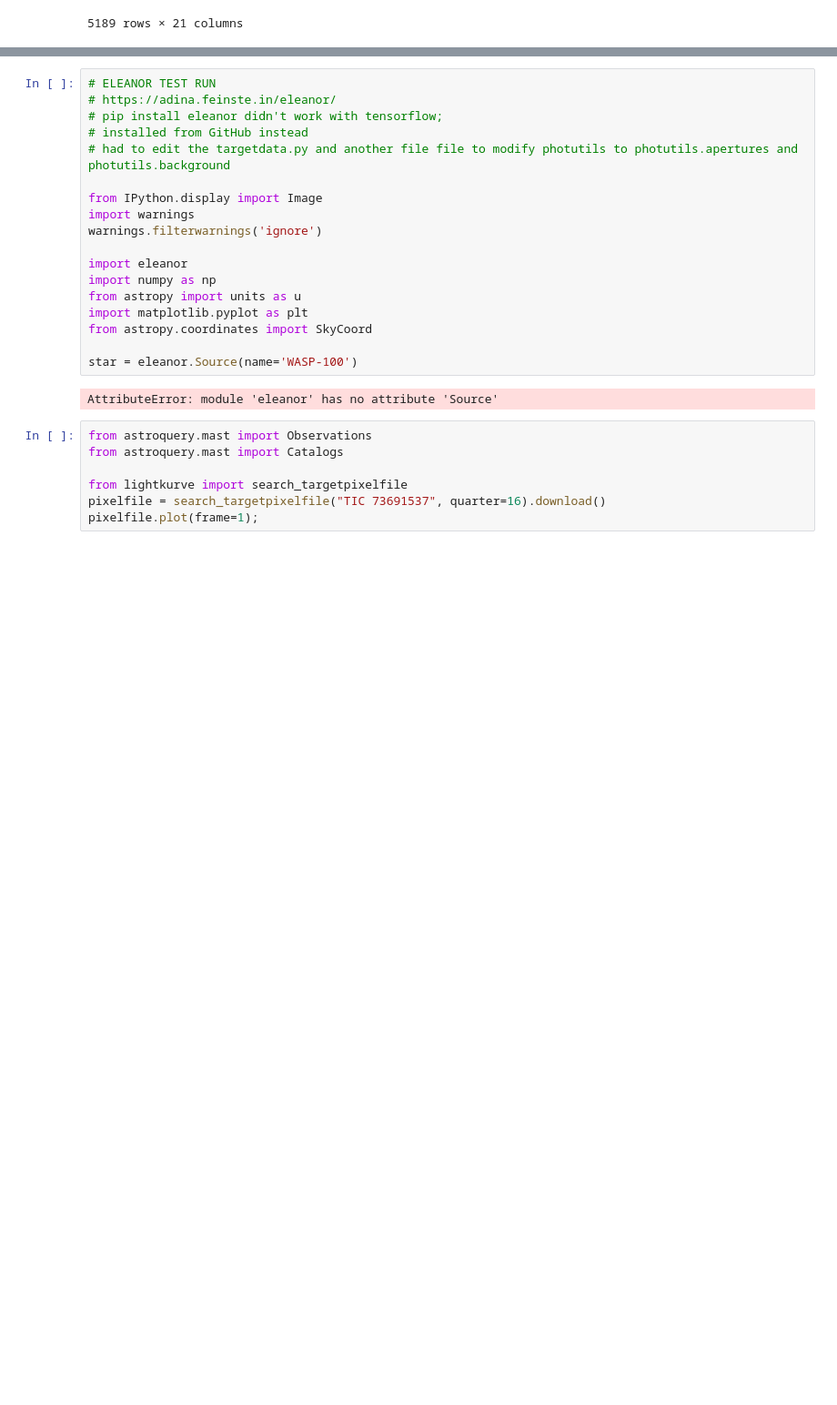
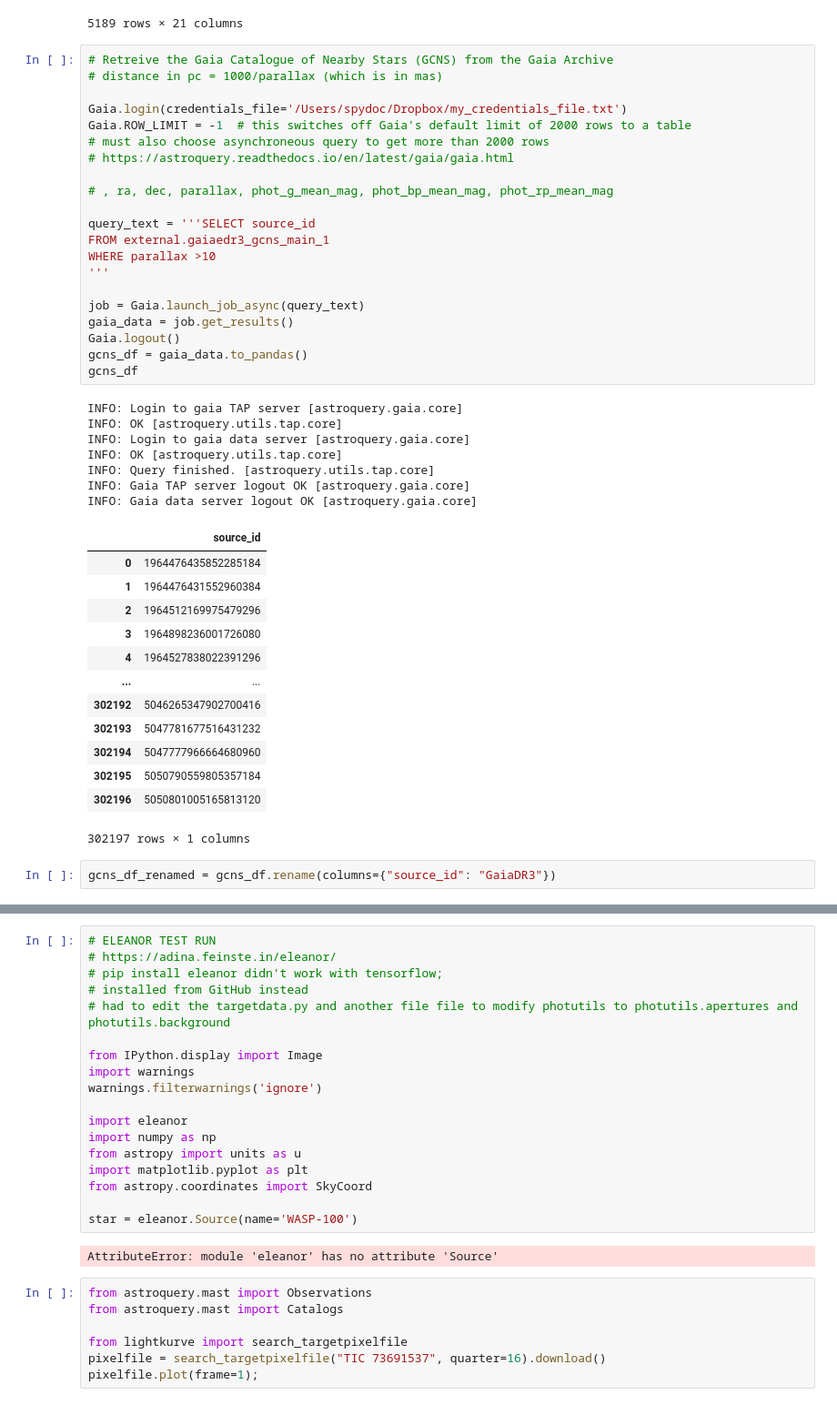
Before and after one commit to spyphyz/msc_sandbox, a Jupyter notebook: ecclipsing_binaries.ipynb, the cells around one changed output, grey strips where cells are left out. Shown at 91% size. Drawn from its saved outputs; the diff is of its cells as text; blank space fills up the shorter version.

```diff
--- a/ecclipsing_binaries.ipynb
+++ b/ecclipsing_binaries.ipynb
@@ -373,3 +373,47 @@ merged_df
 | 5187 | 140826848 | 4624770589051757568 | 4624770589051757568 | 75.080681 | -77.026602 | 26 | 1.2885 | 0.0189 | 68.2065 | 12.486140 | ... | ... |
 | 5188 | 278822321 | 5484592564623199232 | 5484592564623199232 | 100.143893 | -57.245943 | 26 | 1.3831 | 0.0109 | 126.6445 | 11.589928 | ... | ... |
 5189 rows × 21 columns
+# %%
+# Retreive the Gaia Catalogue of Nearby Stars (GCNS) from the Gaia Archive
+# distance in pc = 1000/parallax (which is in mas)
+
+Gaia.login(credentials_file='/Users/spydoc/Dropbox/my_credentials_file.txt')
+Gaia.ROW_LIMIT = -1  # this switches off Gaia's default limit of 2000 rows to a table
+# must also choose asynchroneous query to get more than 2000 rows
+# https://astroquery.readthedocs.io/en/latest/gaia/gaia.html
+
+# , ra, dec, parallax, phot_g_mean_mag, phot_bp_mean_mag, phot_rp_mean_mag
+
+query_text = '''SELECT source_id
+FROM external.gaiaedr3_gcns_main_1
+WHERE parallax >10
+'''
+
+job = Gaia.launch_job_async(query_text)
+gaia_data = job.get_results()
+Gaia.logout()
+gcns_df = gaia_data.to_pandas()
+gcns_df
+# %% [output]
+INFO: Login to gaia TAP server [astroquery.gaia.core]
+INFO: OK [astroquery.utils.tap.core]
+INFO: Login to gaia data server [astroquery.gaia.core]
+INFO: OK [astroquery.utils.tap.core]
+INFO: Query finished. [astroquery.utils.tap.core]
+INFO: Gaia TAP server logout OK [astroquery.gaia.core]
+INFO: Gaia data server logout OK [astroquery.gaia.core]
+|  | source_id |
+| 0 | 1964476435852285184 |
+| 1 | 1964476431552960384 |
+| 2 | 1964512169975479296 |
+| 3 | 1964898236001726080 |
+| 4 | 1964527838022391296 |
+| ... | ... |
+| 302192 | 5046265347902700416 |
+| 302193 | 5047781677516431232 |
+| 302194 | 5047777966664680960 |
+| 302195 | 5050790559805357184 |
+| 302196 | 5050801005165813120 |
+302197 rows × 1 columns
+# %%
+gcns_df_renamed = gcns_df.rename(columns={"source_id": "GaiaDR3"})
```
Also changed, not shown: parts of 6 cells of this notebook.
